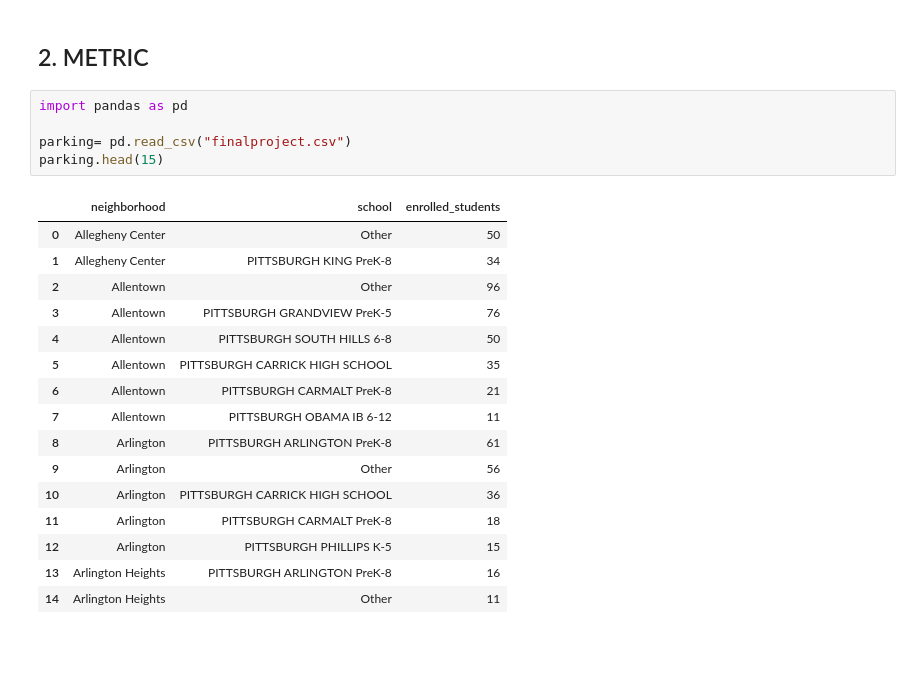
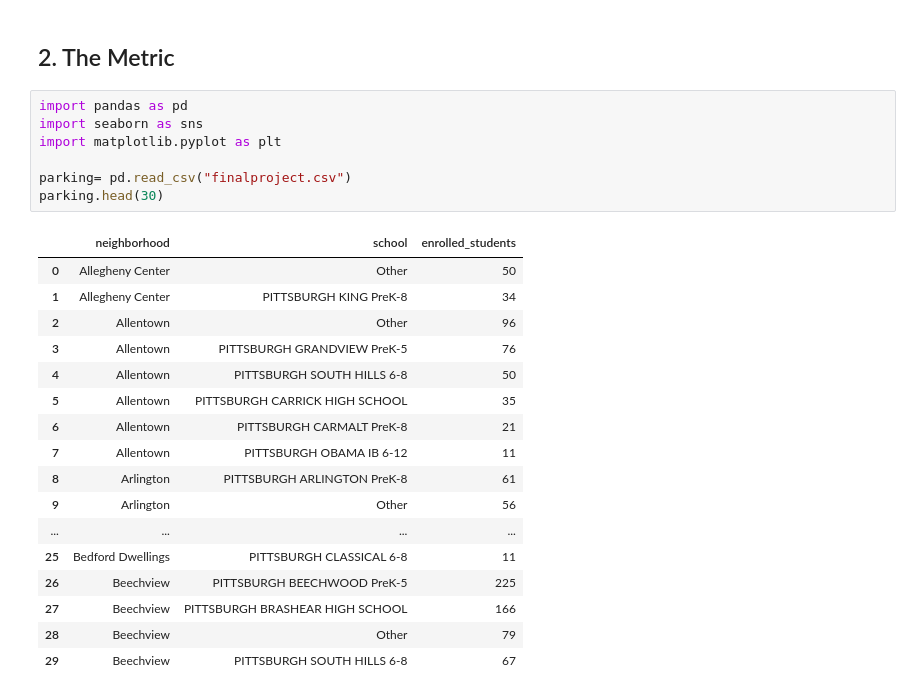
Before and after one commit to Yuu1128/Group-30-Final-Project, a Jupyter notebook: FINAL_PROJECT.ipynb, the cells around one changed output. Drawn from its saved outputs; the diff is of its cells as text; blank space fills up the shorter version.

```diff
--- a/FINAL_PROJECT.ipynb
+++ b/FINAL_PROJECT.ipynb
@@ -1,24 +7,27 @@
 # %% [markdown]
-## 2. METRIC
+## 2. The Metric
 # %%
 import pandas as pd
+import seaborn as sns
+import matplotlib.pyplot as plt
 
 parking= pd.read_csv("finalproject.csv")
-parking.head(15)
+parking.head(30)
 # %% [output]
 |  | neighborhood | school | enrolled_students |
 | 0 | Allegheny Center | Other | 50 |
 | 1 | Allegheny Center | PITTSBURGH KING PreK-8 | 34 |
 | 2 | Allentown | Other | 96 |
 | 3 | Allentown | PITTSBURGH GRANDVIEW PreK-5 | 76 |
 | 4 | Allentown | PITTSBURGH SOUTH HILLS 6-8 | 50 |
 | 5 | Allentown | PITTSBURGH CARRICK HIGH SCHOOL | 35 |
 | 6 | Allentown | PITTSBURGH CARMALT PreK-8 | 21 |
 | 7 | Allentown | PITTSBURGH OBAMA IB 6-12 | 11 |
 | 8 | Arlington | PITTSBURGH ARLINGTON PreK-8 | 61 |
 | 9 | Arlington | Other | 56 |
-| 10 | Arlington | PITTSBURGH CARRICK HIGH SCHOOL | 36 |
-| 11 | Arlington | PITTSBURGH CARMALT PreK-8 | 18 |
-| 12 | Arlington | PITTSBURGH PHILLIPS K-5 | 15 |
-| 13 | Arlington Heights | PITTSBURGH ARLINGTON PreK-8 | 16 |
-| 14 | Arlington Heights | Other | 11 |
+| ... | ... | ... | ... |
+| 25 | Bedford Dwellings | PITTSBURGH CLASSICAL 6-8 | 11 |
+| 26 | Beechview | PITTSBURGH BEECHWOOD PreK-5 | 225 |
+| 27 | Beechview | PITTSBURGH BRASHEAR HIGH SCHOOL | 166 |
+| 28 | Beechview | Other | 79 |
+| 29 | Beechview | PITTSBURGH SOUTH HILLS 6-8 | 67 |
```
Also changed, not shown: parts of 11 cells of this notebook.
